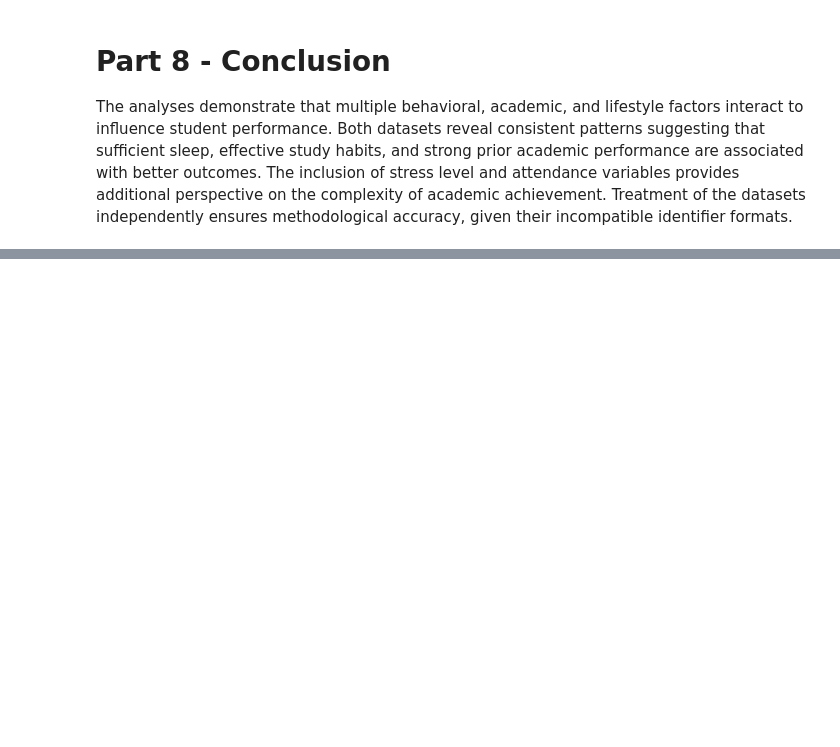
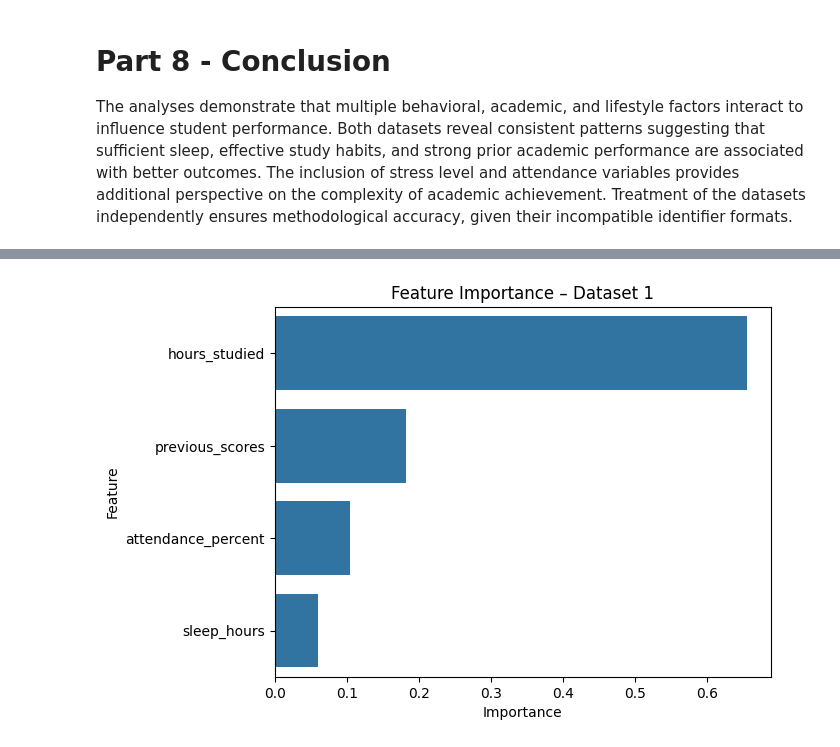
Before and after one commit to asligokmen/DSA210_Project, a Jupyter notebook: AslıGökmen-DSA210-Analysis.ipynb, the cells around one changed output, grey strips where cells are left out. Cells and saved outputs as stored; diff of their text form; code cells hidden in the pictures; blank space fills up the shorter version.

```diff
--- a/AslıGökmen-DSA210-Analysis.ipynb
+++ b/AslıGökmen-DSA210-Analysis.ipynb
@@ -307,0 +336,15 @@ Treatment of the datasets independently ensures methodological accuracy, given t
+# %%
+# Train Linear Regression model on training data
+lr = LinearRegression()
+lr.fit(X_train_scaled, y_train)
+
+# Predict exam scores on test data
+y_pred_lr = lr.predict(X_test_scaled)
+
+# Evaluate model performance using Mean Squared Error and R^2 score
+mse_lr = mean_squared_error(y_test, y_pred_lr)
+r2_lr = r2_score(y_test, y_pred_lr)
+
+print("Linear Regression (D1)")
+print("MSE:", mse_lr)
+print("R2:", r2_lr)
@@ -307,0 +358,18 @@ Treatment of the datasets independently ensures methodological accuracy, given t
+# %%
+# Train Random Forest Regression model using training data
+rf = RandomForestRegressor(
+    n_estimators=200,
+    random_state=42
+)
+
+# Predict exam scores on test data
+rf.fit(X_train, y_train)
+y_pred_rf = rf.predict(X_test)
+
+# Evaluate model using Mean Squared Error and R^2 score
+mse_rf = mean_squared_error(y_test, y_pred_rf)
+r2_rf = r2_score(y_test, y_pred_rf)
+
+print("Random Forest (D1)")
+print("MSE:", mse_rf)
+print("R2:", r2_rf)
@@ -307,0 +383,12 @@ Treatment of the datasets independently ensures methodological accuracy, given t
+# %%
+# Create dataFrame to display feature importance values from the Random Forest model and visualize contribution of each feature to exam score prediction
+importance_d1 = pd.DataFrame({
+    "Feature": X.columns,
+    "Importance": rf.feature_importances_
+}).sort_values(by="Importance", ascending=False)
+
+sns.barplot(data=importance_d1, x="Importance", y="Feature")
+plt.title("Feature Importance – Dataset 1")
+plt.show()
+# %% [output]
+[figure, added]
```
Also changed, not shown: parts of 18 cells of this notebook.
